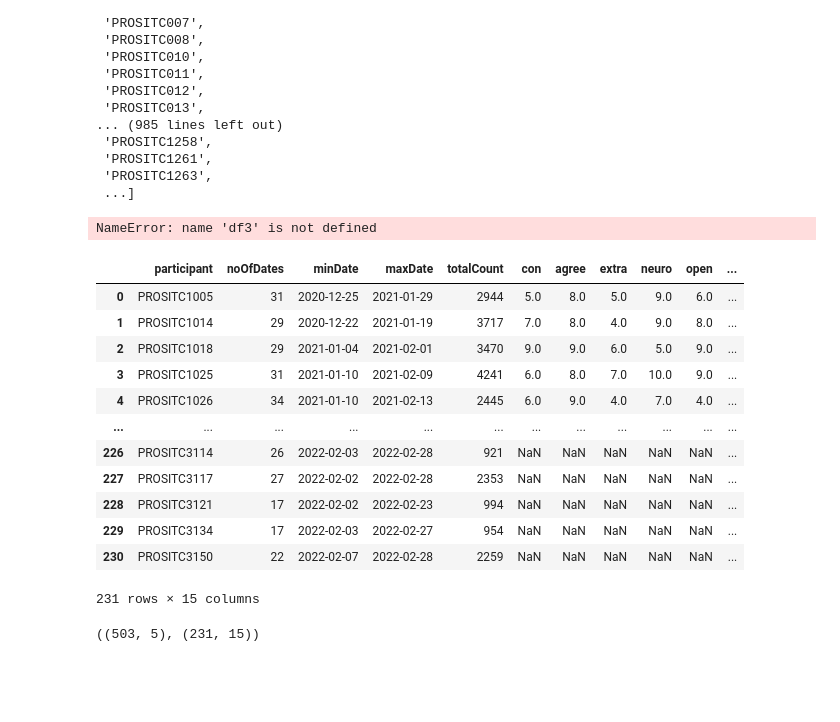
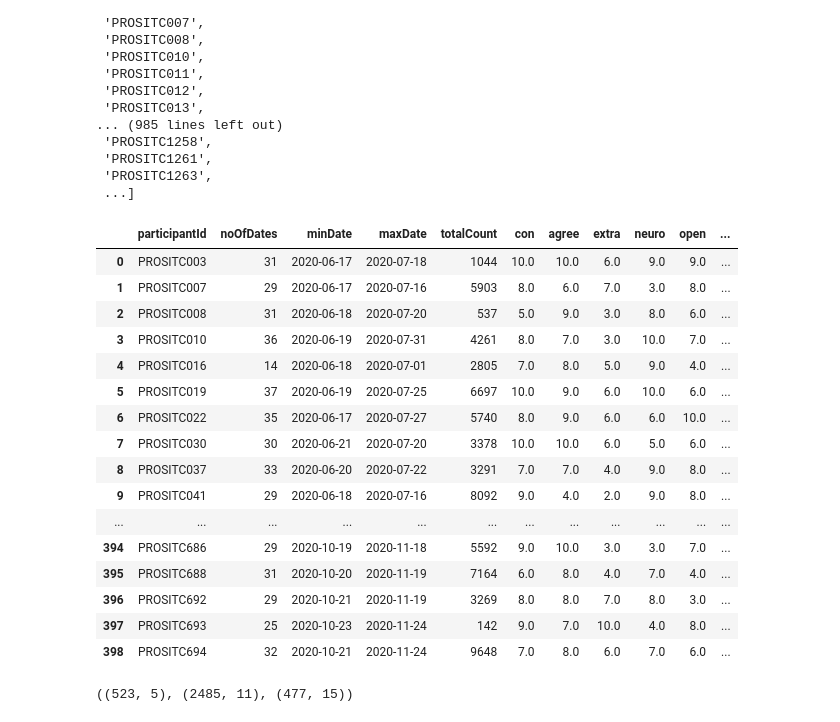
Before and after one commit to mohd-muzamil/flaskDashboard, a Jupyter notebook: preprocessing/DataExploration.ipynb, the cells around one changed output. Cells and saved outputs as stored; diff of their text form; code cells hidden in the pictures; blank space fills up the shorter version.

```diff
--- a/preprocessing/DataExploration.ipynb
+++ b/preprocessing/DataExploration.ipynb
@@ -23,7 +26,7 @@ Lock_state data
 # %%
 dataFilename = "Lock_state.csv"
 screenstate = pd.read_csv(os.path.join(dataPath1, dataFilename), sep="|", header=None)
-header_list = ["id", "participant", "attribute", "lockstate", "timestamp", "uploadtimestamp"]
+header_list = ["id", "participantId", "attribute", "lck", "timestamp", "uploadtimestamp"]
 screenstate.columns = header_list
 
 #change time to Halifax time
@@ -35,17 +38,16 @@ screenstate["timestamp"] = pd.to_datetime(screenstate["timestamp"], utc=False)
 screenstate["date"] = screenstate["timestamp"].dt.date
 screenstate["time"] = screenstate["timestamp"].dt.strftime('%H:%M:%S')
 
-# keep only Covid participants
-screenstate = screenstate[screenstate["participant"].str.contains("PROSITC")]
+# keep only Covid participantIds
+screenstate = screenstate[screenstate["participantId"].str.contains("PROSITC")]
 
 # print(screenstate.info())
 
+dfa1 = screenstate.groupby("participantId")["date"].nunique().reset_index(name="noOfDates")
+dfa2 = screenstate.groupby("participantId")["date"].agg(["min", "max", "count"]).reset_index().rename(columns={'min': 'minDate', 'max': 'maxDate', 'count':'totalCount'})
+dfa3 = pd.merge(dfa1, dfa2, on="participantId", how="inner")
 
-dfa1 = screenstate.groupby("participant")["date"].nunique().reset_index(name="noOfDates")
-dfa2 = screenstate.groupby("participant")["date"].agg(["min", "max", "count"]).reset_index().rename(columns={'min': 'minDate', 'max': 'maxDate', 'count':'totalCount'})
-dfa3 = pd.merge(dfa1, dfa2, on="participant", how="inner")
-
-# participants with more than 14days of data
+# participantIds with more than 14days of data
 dfa3 = dfa3[dfa3["noOfDates"]>=14].reset_index(drop=True)
 
 # dfa3
@@ -56,7 +56,7 @@ backup lockstate data
 # %%
 dataFilename = "Lock_state.csv"
 screenstate = pd.read_csv(os.path.join(dataPath2, dataFilename), sep="|", header=None)
-header_list = ["id", "participant", "attribute", "lockstate", "timestamp", "uploadtimestamp"]
+header_list = ["id", "participantId", "attribute", "lck", "timestamp", "uploadtimestamp"]
 screenstate.columns = header_list
 
 #change time to Halifax time
@@ -68,17 +68,16 @@ screenstate["timestamp"] = pd.to_datetime(screenstate["timestamp"], utc=False)
 screenstate["date"] = screenstate["timestamp"].dt.date
 screenstate["time"] = screenstate["timestamp"].dt.strftime('%H:%M:%S')
 
-# keep only Covid participants
-screenstate = screenstate[screenstate["participant"].str.contains("PROSITC")]
+# keep only Covid participantIds
+screenstate = screenstate[screenstate["participantId"].str.contains("PROSITC")]
 
 # print(screenstate.info())
 
+dfb1 = screenstate.groupby("participantId")["date"].nunique().reset_index(name="noOfDates")
+dfb2 = screenstate.groupby("participantId")["date"].agg(["min", "max", "count"]).reset_index().rename(columns={'min': 'minDate', 'max': 'maxDate', 'count':'totalCount'})
+dfb3 = pd.merge(dfb1, dfb2, on="participantId", how="inner")
 
-dfb1 = screenstate.groupby("participant")["date"].nunique().reset_index(name="noOfDates")
-dfb2 = screenstate.groupby("participant")["date"].agg(["min", "max", "count"]).reset_index().rename(columns={'min': 'minDate', 'max': 'maxDate', 'count':'totalCount'})
-dfb3 = pd.merge(dfb1, dfb2, on="participant", how="inner")
-
-# participants with more than 14days of data
+# participantIds with more than 14days of data
 dfb3 = dfb3[dfb3["noOfDates"]>=14].reset_index(drop=True)
 
 # dfb3
@@ -91,8 +94,10 @@ pd.merge(dfa3, dfb3, on="participant", how="inner")
 # %%
 # participants with more that 14days of data
+df3 = pd.concat([dfa3, dfb3], axis=0).reset_index(drop=True)
+df3["participantId"] = df3["participantId"].str.replace("PROSITC000", "PROSITC")
+df3["participantId"] = df3["participantId"].str.replace("PROSITC00", "PROSITC")
+df3["participantId"] = df3["participantId"].str.replace("PROSITC0", "PROSITC")
 
-print(f"participants in backup_frigg1:{dfa3.shape[0]},  participants in backup:{dfb3.shape[0]}, total Participants:{dfa3.shape[0]+dfb3.shape[0]}")
-
-df3 = pd.concat([dfa3, dfb3], axis=0)
+df3.sort_values("participantId", inplace=True, ignore_index=True)
 df3
 # %% [output]
@@ -140,4 +136,4 @@ df3.participant.tolist()
 # labels
 # file has personality score and diagnosis labels
 labels = pd.read_csv("/csv/labels")
-labels = labels[labels["participant"].str.contains("PROSITC")]
+labels = labels[labels["participantId"].str.contains("PROSITC")]
@@ -163,31 +179,31 @@ labels.participant.tolist()
  'PROSITC1261',
  'PROSITC1263',
  ...]
-# %%
-df3.participant.unique()
-# %% [output]
-NameError: name 'df3' is not defined
 # %%
-df_temp = pd.merge(df3, labels, on="participant", how="inner")
+df_temp = pd.merge(df3, labels, on="participantId", how="inner")
 df_temp
 # %% [output]
-|  | participant | noOfDates | minDate | maxDate | totalCount | con | agree | extra | neuro | open | ... |
-| 0 | PROSITC1005 | 31 | 2020-12-25 | 2021-01-29 | 2944 | 5.0 | 8.0 | 5.0 | 9.0 | 6.0 | ... |
-| 1 | PROSITC1014 | 29 | 2020-12-22 | 2021-01-19 | 3717 | 7.0 | 8.0 | 4.0 | 9.0 | 8.0 | ... |
-| 2 | PROSITC1018 | 29 | 2021-01-04 | 2021-02-01 | 3470 | 9.0 | 9.0 | 6.0 | 5.0 | 9.0 | ... |
-| 3 | PROSITC1025 | 31 | 2021-01-10 | 2021-02-09 | 4241 | 6.0 | 8.0 | 7.0 | 10.0 | 9.0 | ... |
-| 4 | PROSITC1026 | 34 | 2021-01-10 | 2021-02-13 | 2445 | 6.0 | 9.0 | 4.0 | 7.0 | 4.0 | ... |
+|  | participantId | noOfDates | minDate | maxDate | totalCount | con | agree | extra | neuro | open | ... |
+| 0 | PROSITC003 | 31 | 2020-06-17 | 2020-07-18 | 1044 | 10.0 | 10.0 | 6.0 | 9.0 | 9.0 | ... |
+| 1 | PROSITC007 | 29 | 2020-06-17 | 2020-07-16 | 5903 | 8.0 | 6.0 | 7.0 | 3.0 | 8.0 | ... |
+| 2 | PROSITC008 | 31 | 2020-06-18 | 2020-07-20 | 537 | 5.0 | 9.0 | 3.0 | 8.0 | 6.0 | ... |
+| 3 | PROSITC010 | 36 | 2020-06-19 | 2020-07-31 | 4261 | 8.0 | 7.0 | 3.0 | 10.0 | 7.0 | ... |
+| 4 | PROSITC016 | 14 | 2020-06-18 | 2020-07-01 | 2805 | 7.0 | 8.0 | 5.0 | 9.0 | 4.0 | ... |
+| 5 | PROSITC019 | 37 | 2020-06-19 | 2020-07-25 | 6697 | 10.0 | 9.0 | 6.0 | 10.0 | 6.0 | ... |
+| 6 | PROSITC022 | 35 | 2020-06-17 | 2020-07-27 | 5740 | 8.0 | 9.0 | 6.0 | 6.0 | 10.0 | ... |
+| 7 | PROSITC030 | 30 | 2020-06-21 | 2020-07-20 | 3378 | 10.0 | 10.0 | 6.0 | 5.0 | 6.0 | ... |
+| 8 | PROSITC037 | 33 | 2020-06-20 | 2020-07-22 | 3291 | 7.0 | 7.0 | 4.0 | 9.0 | 8.0 | ... |
+| 9 | PROSITC041 | 29 | 2020-06-18 | 2020-07-16 | 8092 | 9.0 | 4.0 | 2.0 | 9.0 | 8.0 | ... |
 | ... | ... | ... | ... | ... | ... | ... | ... | ... | ... | ... | ... |
-| 226 | PROSITC3114 | 26 | 2022-02-03 | 2022-02-28 | 921 | NaN | NaN | NaN | NaN | NaN | ... |
-| 227 | PROSITC3117 | 27 | 2022-02-02 | 2022-02-28 | 2353 | NaN | NaN | NaN | NaN | NaN | ... |
-| 228 | PROSITC3121 | 17 | 2022-02-02 | 2022-02-23 | 994 | NaN | NaN | NaN | NaN | NaN | ... |
-| 229 | PROSITC3134 | 17 | 2022-02-03 | 2022-02-27 | 954 | NaN | NaN | NaN | NaN | NaN | ... |
-| 230 | PROSITC3150 | 22 | 2022-02-07 | 2022-02-28 | 2259 | NaN | NaN | NaN | NaN | NaN | ... |
+| 394 | PROSITC686 | 29 | 2020-10-19 | 2020-11-18 | 5592 | 9.0 | 10.0 | 3.0 | 3.0 | 7.0 | ... |
+| 395 | PROSITC688 | 31 | 2020-10-20 | 2020-11-19 | 7164 | 6.0 | 8.0 | 4.0 | 7.0 | 4.0 | ... |
+| 396 | PROSITC692 | 29 | 2020-10-21 | 2020-11-19 | 3269 | 8.0 | 8.0 | 7.0 | 8.0 | 3.0 | ... |
+| 397 | PROSITC693 | 25 | 2020-10-23 | 2020-11-24 | 142 | 9.0 | 7.0 | 10.0 | 4.0 | 8.0 | ... |
+| 398 | PROSITC694 | 32 | 2020-10-21 | 2020-11-24 | 9648 | 7.0 | 8.0 | 6.0 | 7.0 | 6.0 | ... |
-231 rows × 15 columns
 # %%
 # out of 503 participants only 231 participants have labels
 
-df3.shape, df_temp.shape
+df3.shape, labels.shape, df_temp.shape
 # %% [output]
-((503, 5), (231, 15))
+((523, 5), (2485, 11), (477, 15))
 # %%
```
Also changed, not shown: parts of 14 cells of this notebook, 10 other files.
